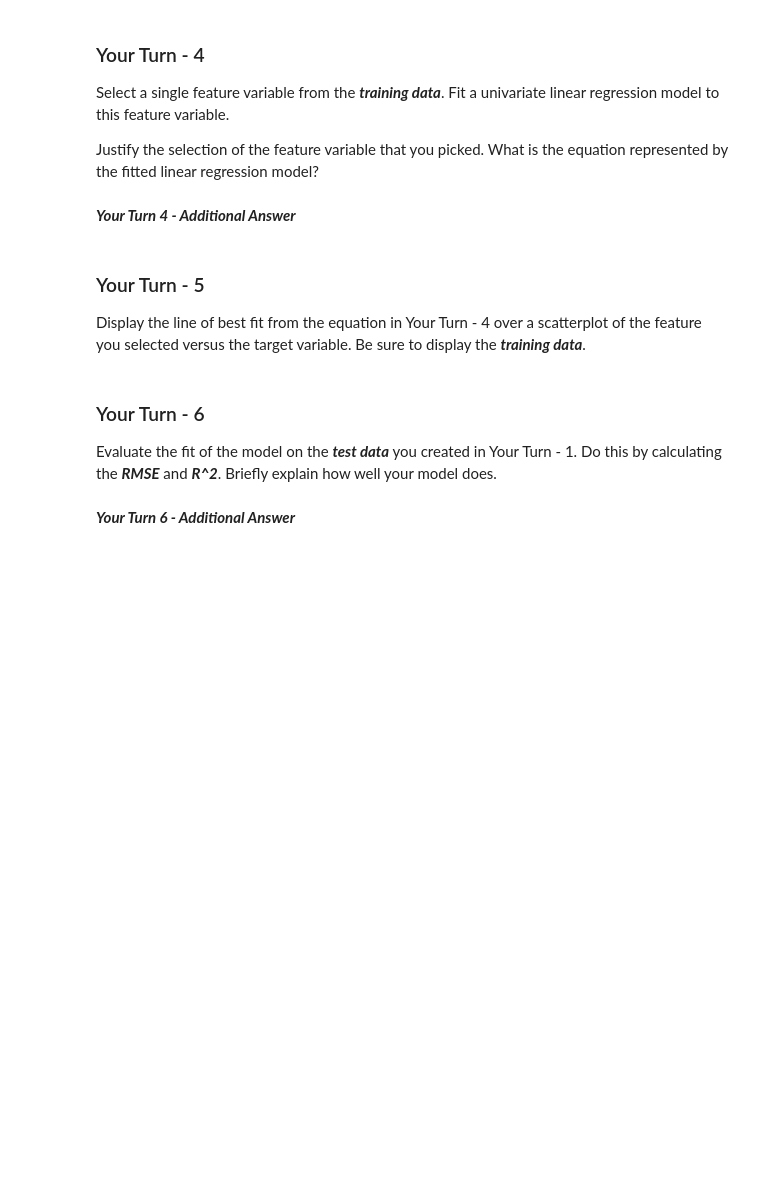
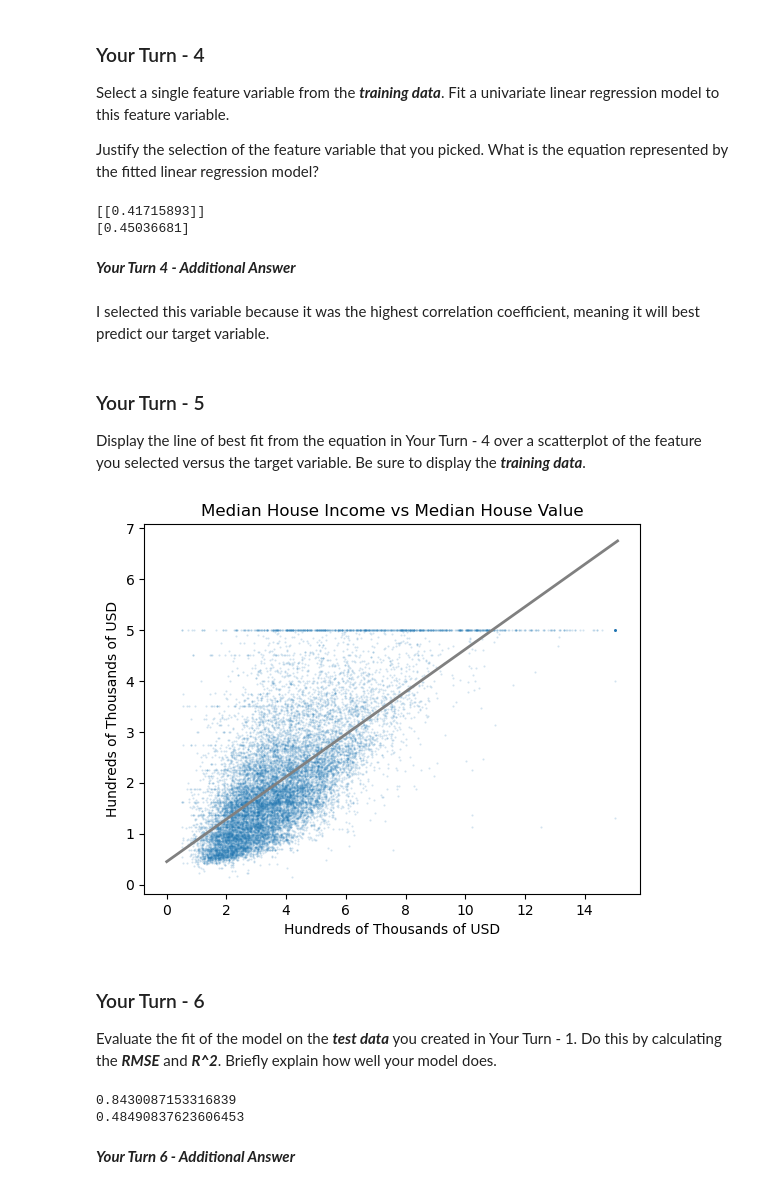
Before and after one commit to wjparsle/M12-Machine-Learning-Principles, a Jupyter notebook: Case Study- Housing Data - Student_version.ipynb, the cells around one changed output. Cells and saved outputs as stored; diff of their text form; code cells hidden in the pictures; blank space fills up the shorter version.

```diff
--- a/Case Study- Housing Data - Student_version.ipynb
+++ b/Case Study- Housing Data - Student_version.ipynb
@@ -942,19 +972,53 @@ Select a single feature variable from the <b><i>training data</i></b>. Fit a uni
 Justify the selection of the feature variable that you picked. What is the equation represented by the fitted linear regression model?
 # %%
 # Your Turn - 4
+ha_train_x = train_x["MedInc"].values.reshape(-1,1)
+hv_train_y = train_y["MedHouseVal"].values.reshape(-1,1)
+
+reg_obj = LinearRegression(fit_intercept = True)
+reg_obj.fit(ha_train_x, hv_train_y)
+
+print(reg_obj.coef_)
+print(reg_obj.intercept_)
+# %% [output]
+[[0.41715893]]
+[0.45036681]
 # %% [markdown]
 <b><i>Your Turn 4 - Additional Answer</i></b>
+# %% [markdown]
+I selected this variable because it was the highest correlation coefficient, meaning it will best predict our target variable.
 # %% [markdown]
 <h3 class="yt">Your Turn - 5</h3>
 
 Display the line of best fit from the equation in <span class = "yt">Your Turn - 4</span> over a scatterplot of the feature you selected versus the target variable. Be sure to display the <b><i>training data</i></b>.
 # %%
 # Your Turn - 5
+inc_range = np.arange(0, (train_x["MedInc"].max() + 0.1), 0.1)
+pred = reg_obj.predict(inc_range.reshape(-1,1))
+
+plt.title("Median House Income vs Median House Value")
+plt.plot(train_x["MedInc"], train_y["MedHouseVal"], "o", alpha = .2, markersize = .5)
+plt.plot(inc_range, pred, color = "grey", linewidth = 2)
+plt.xlabel("Hundreds of Thousands of USD")
+plt.ylabel("Hundreds of Thousands of USD")
+plt.show()
+# %% [output]
+[figure, added]
 # %% [markdown]
 <h3 class="yt">Your Turn - 6</h3>
 
 Evaluate the fit of the model on the <b><i>test data</i></b> you created in <span class = "yt">Your Turn - 1</span>. Do this by calculating the <b><i>RMSE</i></b> and <b><i>R^2</i></b>. Briefly explain how well your model does.
 # %%
 # Your Turn - 6
+ha_test_x = test_x["MedInc"].values.reshape(-1,1)
+hv_test_y = test_y["MedHouseVal"].values.reshape(-1,1)
+pred_y = reg_obj.predict(ha_test_x)
+rmse_test = mean_squared_error(hv_test_y, pred_y, squared = False)
+print(rmse_test)
+r2_test = r2_score(hv_test_y, pred_y)
+print(r2_test)
+# %% [output]
+0.8430087153316839
+0.48490837623606453
 # %% [markdown]
 <b><i>Your Turn 6 - Additional Answer</i></b>
```
Also changed, not shown: parts of 19 cells of this notebook.
